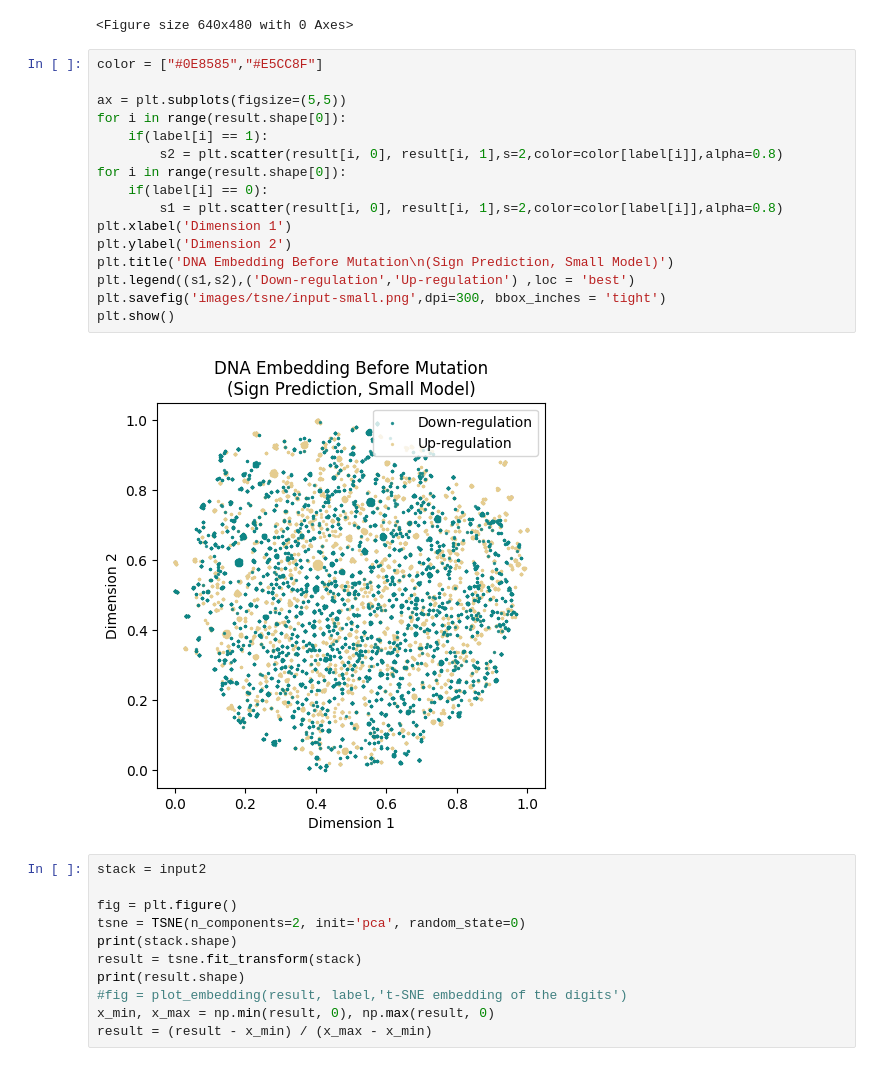
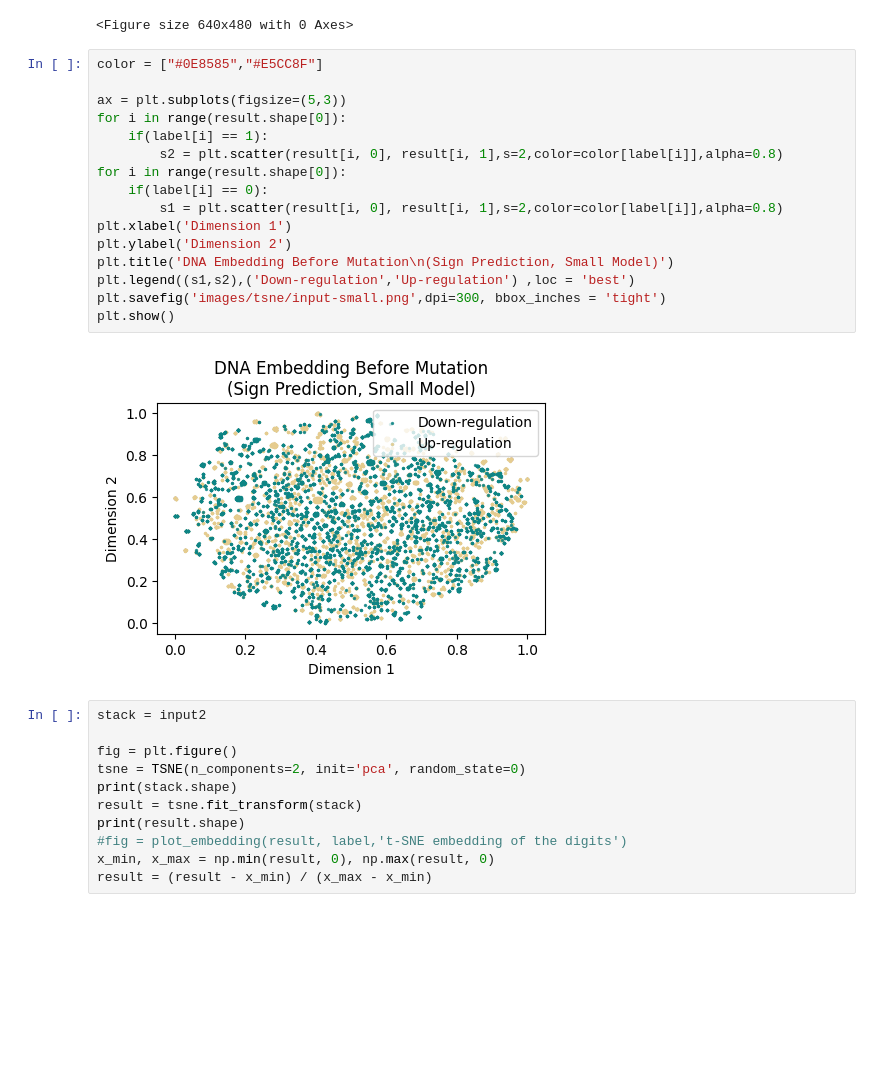
Before and after one commit to Liuzhe30/Methven, a Jupyter notebook: experiment/03-representation-visualization(sign-prediction).ipynb, the cells around one changed output. Cells and saved outputs as stored; diff of their text form; blank space fills up the shorter version.

Commit message:
update visualization

```diff
--- a/experiment/03-representation-visualization(sign-prediction).ipynb
+++ b/experiment/03-representation-visualization(sign-prediction).ipynb
@@ -55,21 +55,21 @@ result = (result - x_min) / (x_max - x_min)
 # %%
 color = ["#0E8585","#E5CC8F"]
 
-ax = plt.subplots(figsize=(5,5))
+ax = plt.subplots(figsize=(5,3))
 for i in range(result.shape[0]):
     if(label[i] == 1):
         s2 = plt.scatter(result[i, 0], result[i, 1],s=2,color=color[label[i]],alpha=0.8)
 for i in range(result.shape[0]):
     if(label[i] == 0):
         s1 = plt.scatter(result[i, 0], result[i, 1],s=2,color=color[label[i]],alpha=0.8)
 plt.xlabel('Dimension 1')
 plt.ylabel('Dimension 2')
 plt.title('DNA Embedding Before Mutation\n(Sign Prediction, Small Model)')
 plt.legend((s1,s2),('Down-regulation','Up-regulation') ,loc = 'best')
 plt.savefig('images/tsne/input-small.png',dpi=300, bbox_inches = 'tight')
 plt.show()
 # %% [output]
-[figure, old version]
+[figure, new version]
 # %%
 stack = input2
 
```
Also changed, not shown: parts of 5 cells of this notebook, 3 other files.
